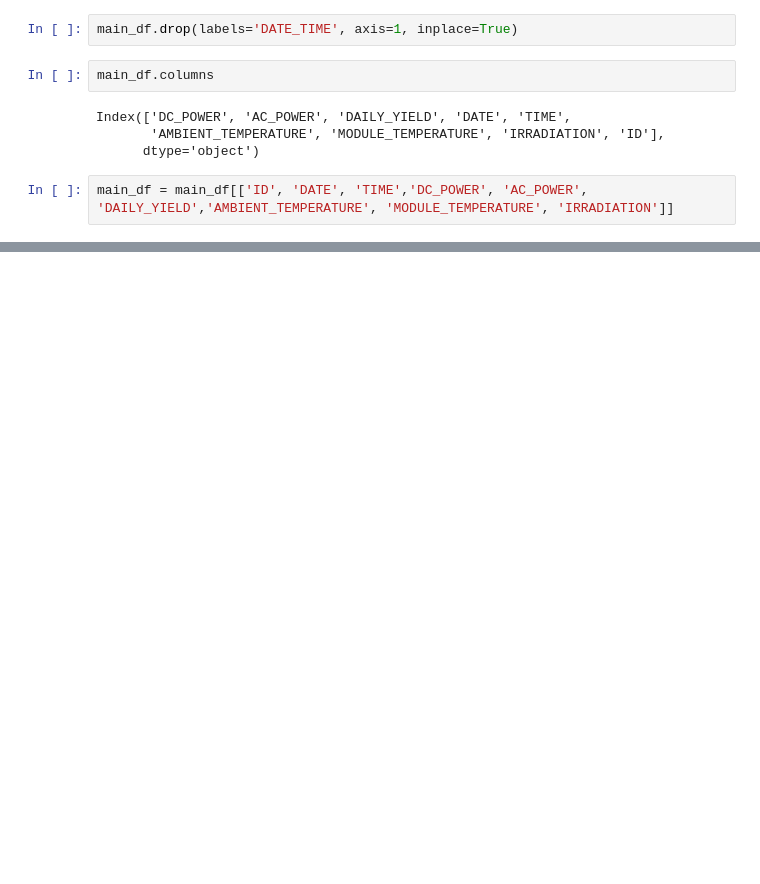
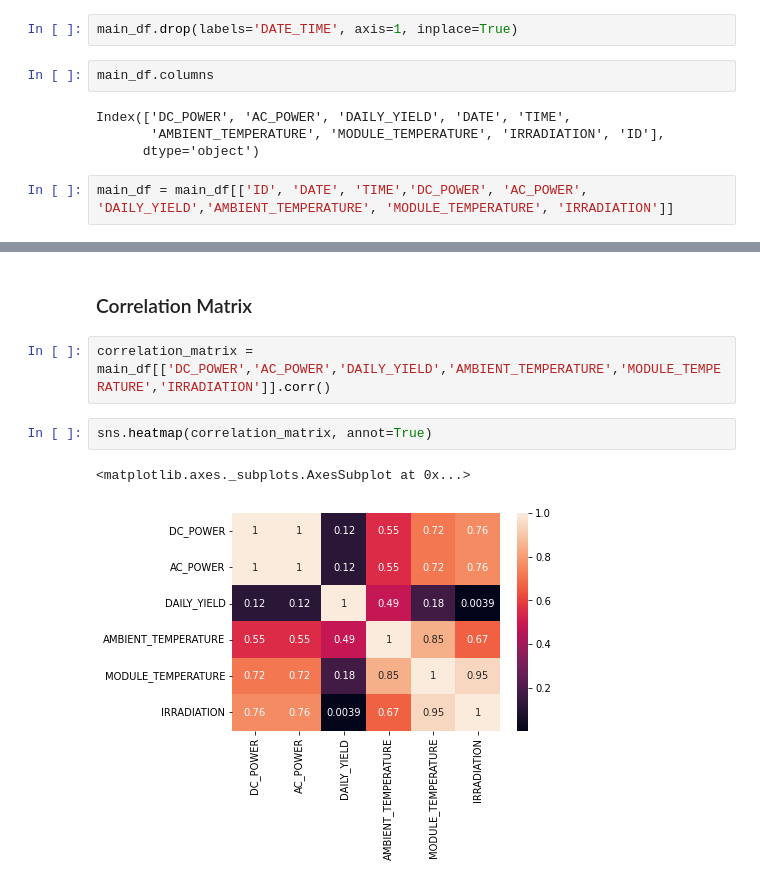
Before and after one commit to pasindu-94/solar-power-prediction, a Jupyter notebook: solar_power_prediction.ipynb, the cells around one changed output, grey strips where cells are left out. Drawn from its saved outputs; the diff is of its cells as text; blank space fills up the shorter version.

```diff
--- a/solar_power_prediction.ipynb
+++ b/solar_power_prediction.ipynb
@@ -214,0 +258,9 @@ main_df.head()
+# %% [markdown]
+### Correlation Matrix
+# %%
+correlation_matrix = main_df[['DC_POWER','AC_POWER','DAILY_YIELD','AMBIENT_TEMPERATURE','MODULE_TEMPERATURE','IRRADIATION']].corr()
+# %%
+sns.heatmap(correlation_matrix, annot=True)
+# %% [output]
+<matplotlib.axes._subplots.AxesSubplot at 0x...>
+[figure, added]
```
Also changed, not shown: parts of 8 cells of this notebook.
